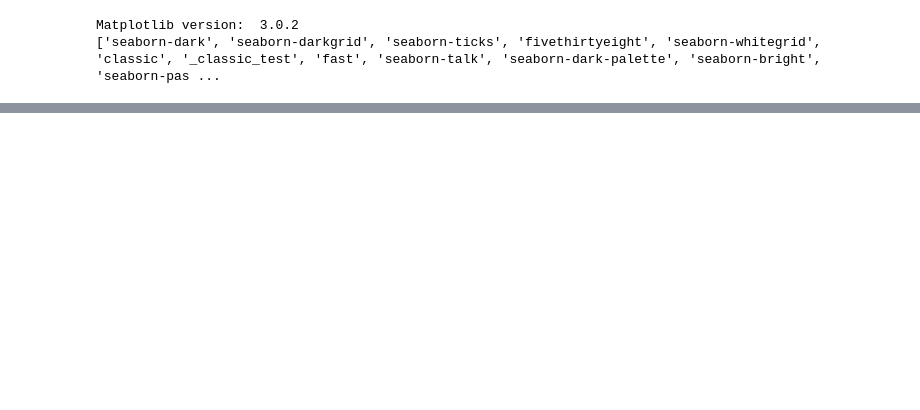
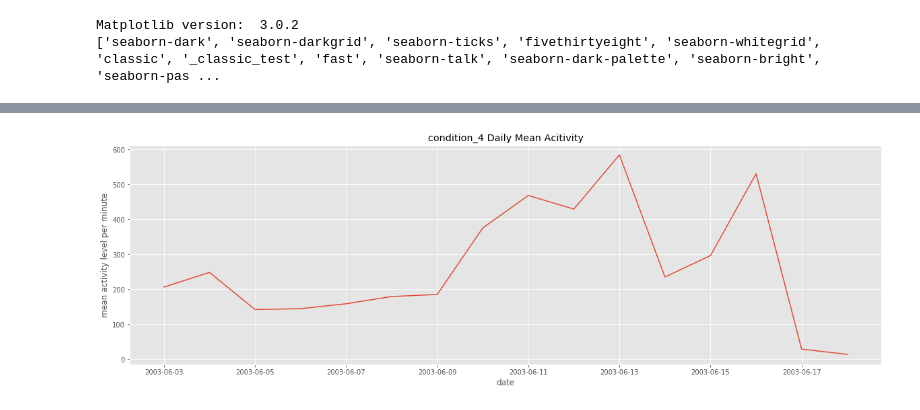
Before and after one commit to karenacorn99/depression-and-motor-activity, a Jupyter notebook: code/visualization.ipynb, the cells around one changed output, grey strips where cells are left out. Drawn from its saved outputs; the diff is of its cells as text; code cells hidden in the pictures; blank space fills up the shorter version.

```diff
--- a/code/visualization.ipynb
+++ b/code/visualization.ipynb
@@ -80,3 +79,15 @@ plot_compare('condition_1', '2003-05-07', 'control_29', '2006-01-15')
+# %%
+# trends in individuals' min activity levels over the span of multiple days
+def plot_multiday_activity(subject):
+    subject_df = subjects_dict[subject].motor_data_df
+    # compute activity mean by day
+    daily_mean_df = subject_df.groupby('date')['activity'].mean()
+    daily_mean_df.plot(kind='line', figsize=(20,6),
+                       ylabel='mean activity level per minute', title='{} Daily Mean Acitivity'.format(subject))
+# %%
+plot_multiday_activity('condition_4')
+# %% [output]
+[figure, added]
 # %%
 condition_subjects = [s for s in subjects if s.label == 'condition']
 control_subjects = [s for s in subjects if s.label == 'control']
```
Also changed, not shown: parts of 12 cells of this notebook.
